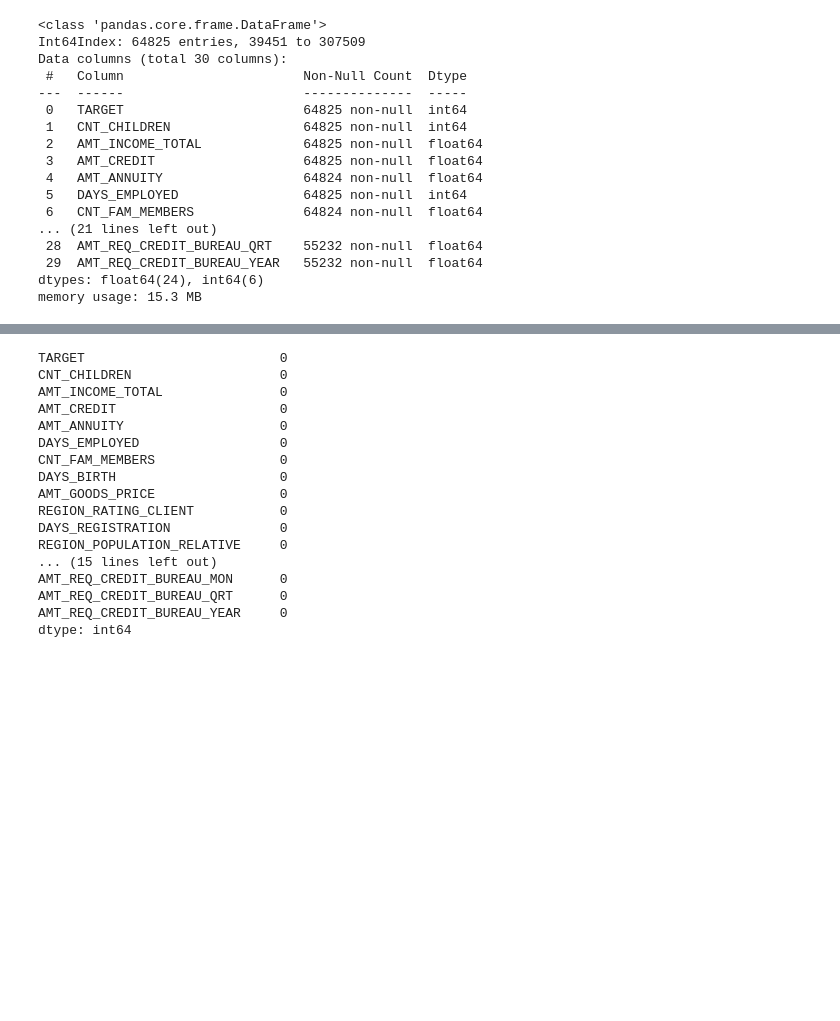
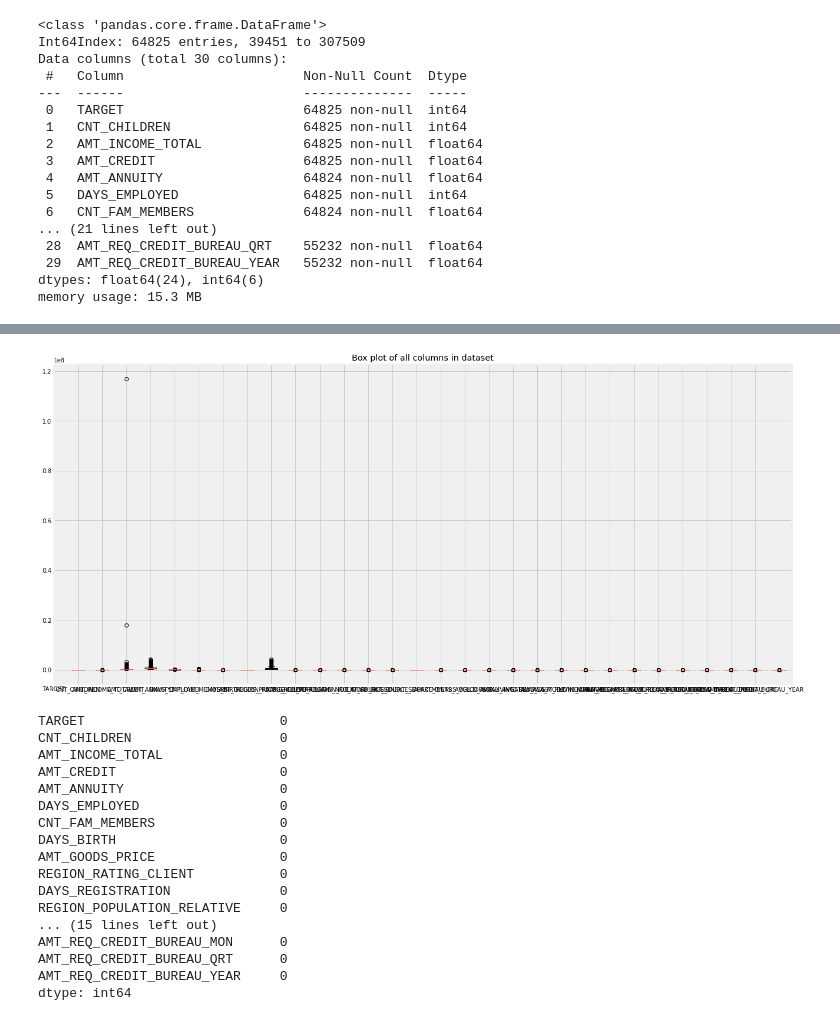
Before and after one commit to jpetoskey/Loan_App_Amended, a Jupyter notebook: Loan_App_Condensed.ipynb, the cells around one changed output, grey strips where cells are left out. Drawn from its saved outputs; the diff is of its cells as text; code cells hidden in the pictures; blank space fills up the shorter version.

Commit message:
Added numerical preprocessing information

```diff
--- a/Loan_App_Condensed.ipynb
+++ b/Loan_App_Condensed.ipynb
@@ -310,3 +324,12 @@ memory usage: 15.3 MB
+# %%
+# Create a box plot of each numerical column
+plt.figure(figsize=(20, 10))
+plt.boxplot([num[col] for col in num.columns])
+plt.title("Box plot of all columns in dataset")
+plt.xticks(range(len(num.columns.values)), num.columns.values)
+plt.show()
+# %% [output]
+[figure, added]
 # %%
 # Replace null values in numerical columns with mean
 for i in num.columns[num.isnull().any(axis=0)]:     #---Applying Only on variables with NaN values
```
Also changed, not shown: parts of 2 cells of this notebook.
